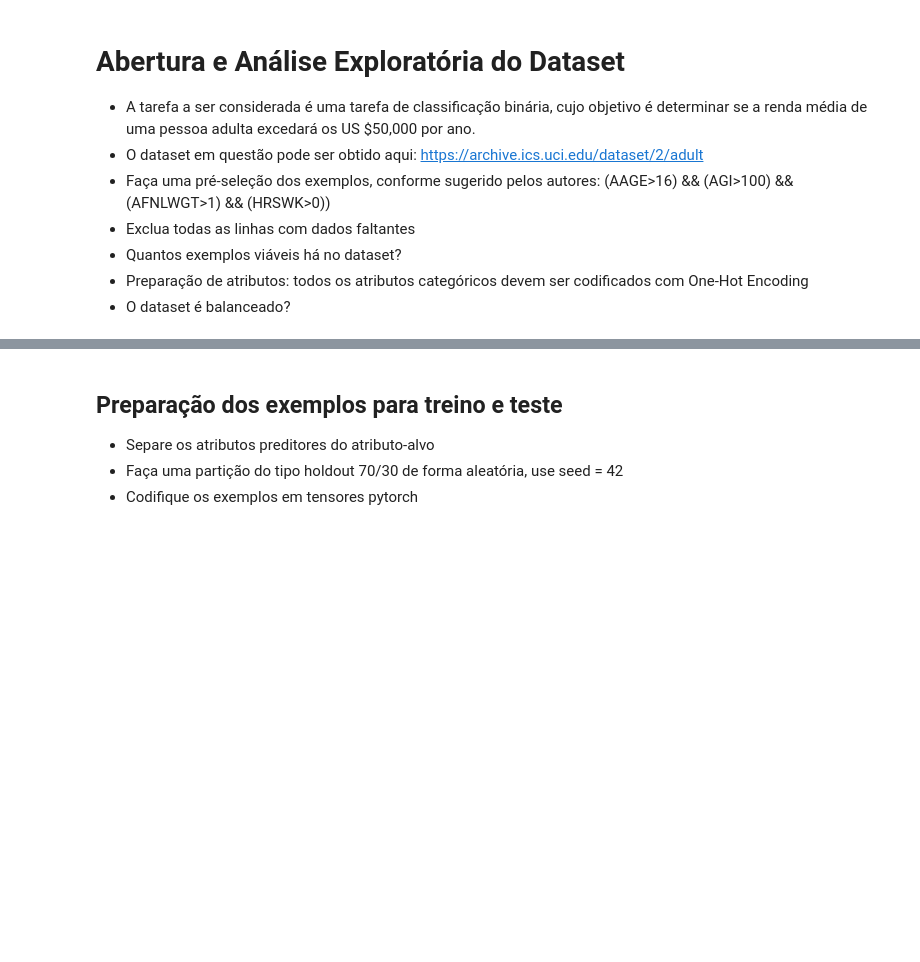
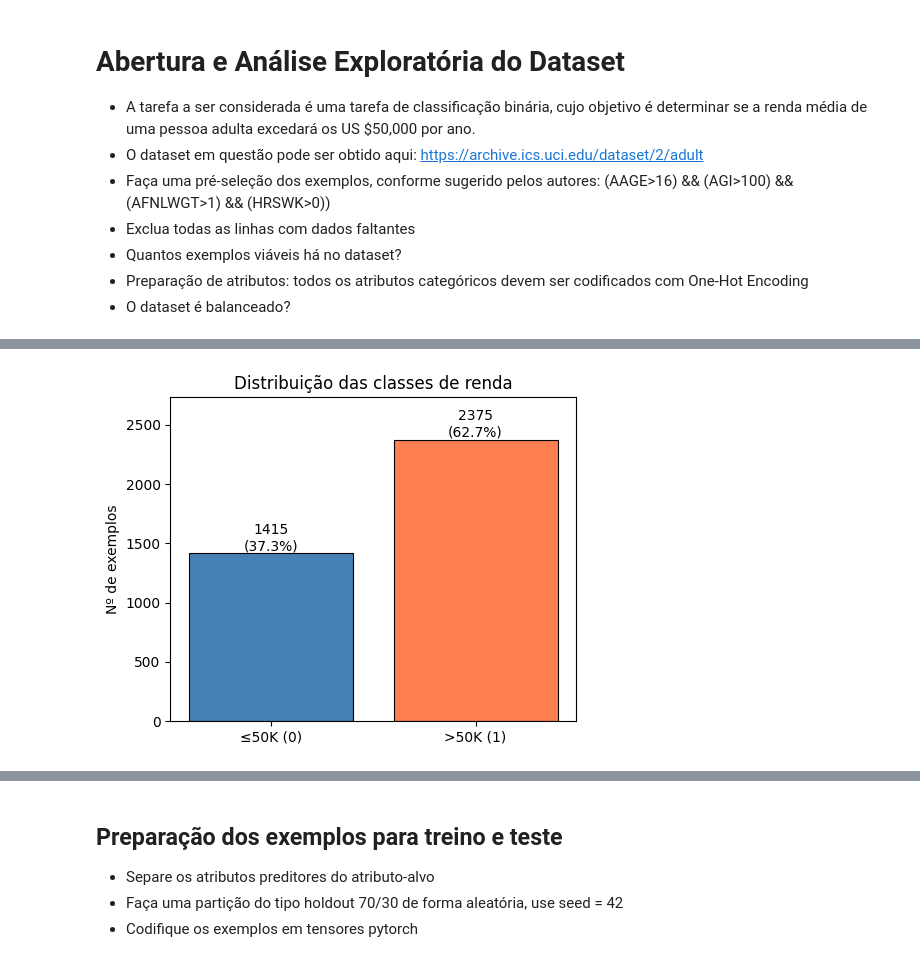
Before and after one commit to cjcaio/topicos1-projeto2-rede-mlp-com-pytorch, a Jupyter notebook: Topicos1-2026.1-Tarefa2.ipynb, the cells around one changed output, grey strips where cells are left out. Cells and saved outputs as stored; diff of their text form; code cells hidden in the pictures; blank space fills up the shorter version.

```diff
--- a/Topicos1-2026.1-Tarefa2.ipynb
+++ b/Topicos1-2026.1-Tarefa2.ipynb
@@ -95,3 +104,21 @@ shape: (5, 15)
+# %%
+counts  = df.group_by("income").agg(pl.len().alias("n")).sort("income")
+n_total = len(df)
+n0, n1  = counts[0, "n"], counts[1, "n"]
+# %%
+fig, ax = plt.subplots(figsize=(5, 4))
+bars = ax.bar(["≤50K (0)", ">50K (1)"], [n0, n1],
+              color=["steelblue", "coral"], edgecolor="black", linewidth=0.8)
+ax.set_title("Distribuição das classes de renda", fontsize=12)
+ax.set_ylabel("Nº de exemplos")
+ax.set_ylim(0, max(n0, n1) * 1.15)
+for bar, v in zip(bars, [n0, n1], strict=False):
+    ax.text(bar.get_x() + bar.get_width() / 2, v + 25,
+            f"{v}\n({v/n_total*100:.1f}%)", ha="center", fontsize=10)
+plt.tight_layout()
+plt.show()
+# %% [output]
+[figure, added]
 # %% [markdown]
 ### Respostas da primeira seção - Abertura e Análise Exploratória
 
```
Also changed, not shown: parts of 12 cells of this notebook.
